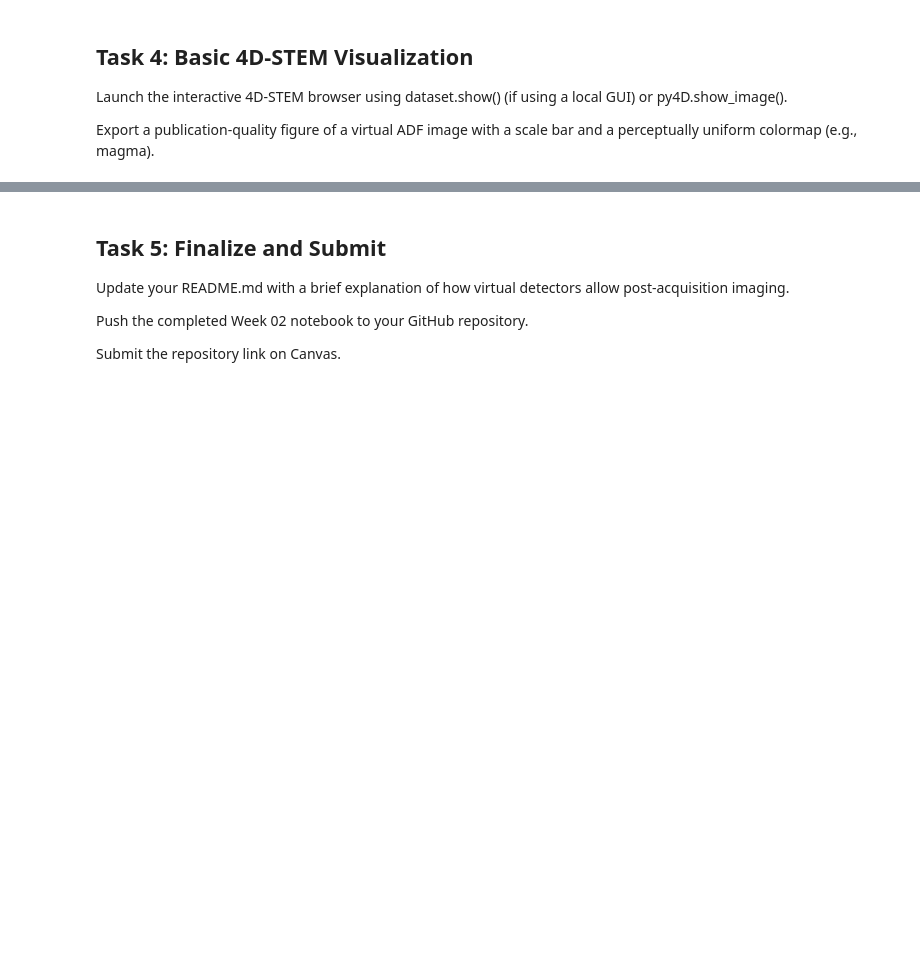
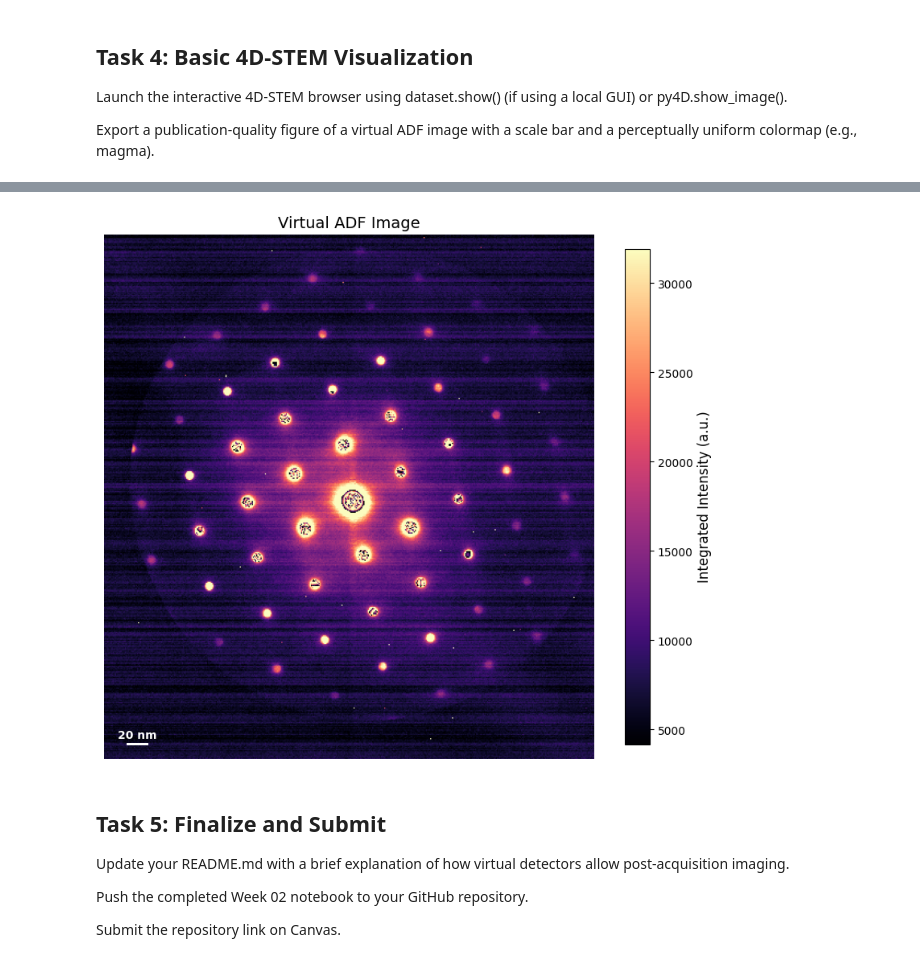
Before and after one commit to ywang-67/MATSCI465_Yangming_Wang, a Jupyter notebook: Week_02/assignments/assignment_02_setup.ipynb, the cells around one changed output, grey strips where cells are left out. Saved outputs shown, nothing was run; the diff lists cells and outputs as text; code cells hidden in the pictures; blank space fills up the shorter version.

```diff
--- a/Week_02/assignments/assignment_02_setup.ipynb
+++ b/Week_02/assignments/assignment_02_setup.ipynb
@@ -483,3 +375,42 @@ NameError: name 'scale_bar_length' is not defined
+# %%
+import matplotlib.pyplot as plt
+from matplotlib.patches import Rectangle
+import numpy as np
+
+pixel_size_nm = dataset.calibration.get_R_pixel_size() # Retrieve size set in Task 2
+if pixel_size_nm is None:
+    pixel_size_nm = 1.0
+
+target_bar_length_nm = 20
+scale_bar_pixels = target_bar_length_nm / pixel_size_nm
+
+fig, ax = plt.subplots(figsize=(8, 8))
+
+vmin, vmax = np.percentile(adf_image, [1, 99])
+im = ax.imshow(adf_image, cmap='magma', vmin=vmin, vmax=vmax)
+
+ax.axis('off')
+ax.set_title(f'Virtual ADF Image', fontsize=14)
+
+if scale_bar_pixels < adf_image.shape[1] - 5:
+    bar_x = 20
+    bar_y = adf_image.shape[0] - 15
+
+    scale_bar = Rectangle((bar_x, bar_y), scale_bar_pixels, 2,
+                          fill=True, color='white', linewidth=0)
+    ax.add_patch(scale_bar)
+
+    ax.text(bar_x + scale_bar_pixels/2, bar_y - 2, f'{target_bar_length_nm} nm',
+            ha='center', va='bottom', color='white', fontsize=10, fontweight='bold')
+
+cbar = plt.colorbar(im, ax=ax, shrink=0.8)
+cbar.set_label('Integrated Intensity (a.u.)', fontsize=12)
+
+plt.tight_layout()
+plt.savefig('virtual_adf_figure_sisige.png', dpi=300, bbox_inches='tight')
+plt.show()
+# %% [output]
+[figure, added]
 # %% [markdown]
 ## Task 5: Finalize and Submit
 
```
Also changed, not shown: parts of 11 cells of this notebook.
